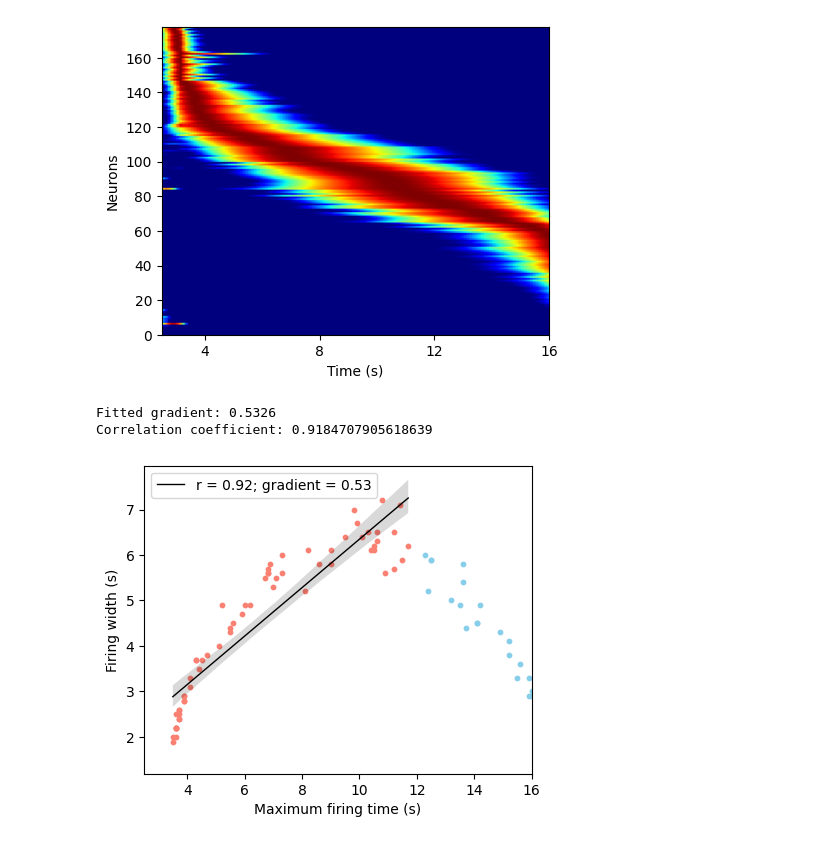
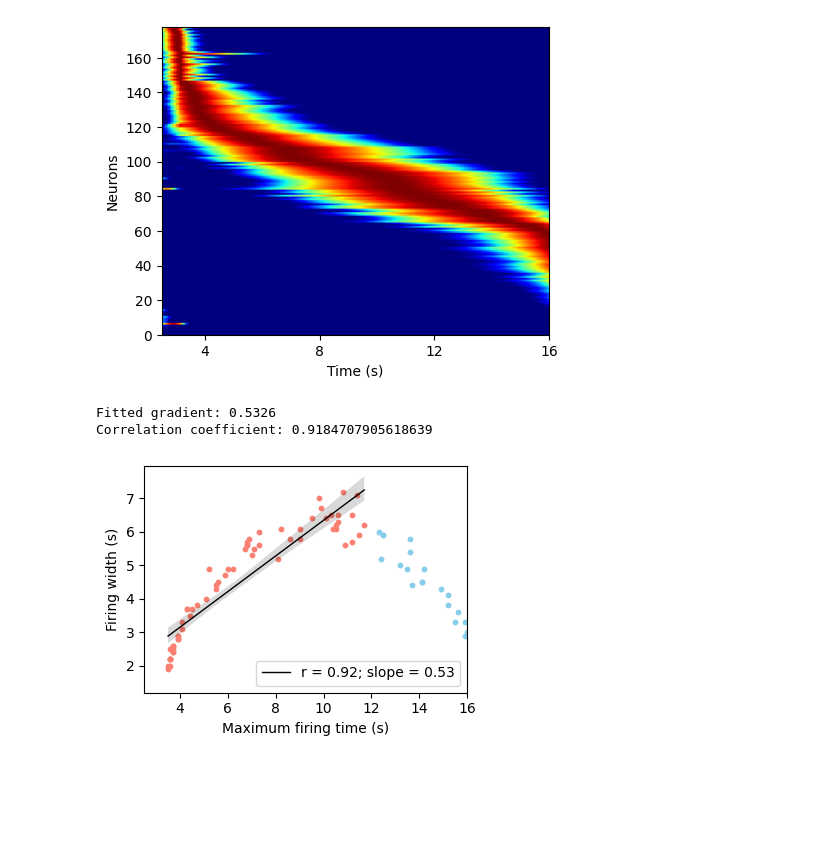
Before and after one commit to qrsyu/STCell, a Jupyter notebook: code/time_exp/2TS_1.ipynb, the cells around one changed output. Saved outputs shown, nothing was run; the diff lists cells and outputs as text; code cells hidden in the pictures; blank space fills up the shorter version.

```diff
--- a/code/time_exp/2TS_1.ipynb
+++ b/code/time_exp/2TS_1.ipynb
@@ -114,0 +157,14 @@ inputs[:, mask_start_idx:, :] = 0
+# %%
+# Plot sample masked time_res
+masked_time_res = inputs.copy()
+# Convert the zero values to nan for better visualization
+masked_time_res[masked_time_res == 0] = np.nan
+fig, ax = plt.subplots(3, 1, figsize=(3, 3), sharex=True, sharey=True)
+for i, channel in enumerate(range(5, 8)):
+    ax[i].plot(np.arange(masked_time_res.shape[1]) * temp_reso / 1000, masked_time_res[0, :, channel],
+               label=f'{i+1}', color='#297270')
+    # Pit the legend at the upper middle of the plot
+    ax[i].legend(loc='upper center')
+ax[-1].set_xlabel('Time (s)')
+plt.tight_layout()
+plt.savefig('time_masked_signal.png', dpi=300, transparent=True)
@@ -124,0 +187,20 @@ Text(0, 0.5, 'Channels')
+# %%
+plot_inputs = inputs.copy()
+# Convert the zero values to nan for better visualization
+plot_inputs[plot_inputs == 0] = np.nan
+fig, ax = plt.subplots(4, 2, figsize=(5, 4), sharex=True, sharey=True)
+for i, channel in enumerate(range(5, 9)):
+    ax[i][0].plot(np.arange(plot_inputs.shape[1]) * temp_reso / 1000, plot_inputs[0, :, channel],
+               label=f'{i+1}', color='#297270')
+    ax[i][0].legend(loc='upper center')
+    ax[i][0].set_xlim(0, plot_inputs.shape[1]*temp_reso/1000)
+    ax[i][1].plot(np.arange(time_res.shape[1]) * temp_reso / 1000, time_res[0, :, channel],
+                label=f'{i+1}', color='#A3432B')
+    ax[i][1].legend(loc='upper center')
+    ax[i][1].set_xlim(0, time_res.shape[1]*temp_reso/1000)
+ax[0][0].set_title('Masked Inputs')
+ax[0][1].set_title('Outputs')
+ax[-1][0].set_xlabel('Time (s)')
+ax[-1][1].set_xlabel('Time (s)')
+plt.tight_layout()
+plt.savefig('time_exp.png', dpi=300, transparent=True)
@@ -421,41 +505,42 @@ def plt_corr(time_pts, widths, fig, ax):
                 color='black',
                 line_kws={"linewidth":1, "linestyle":"-"},
                 ci=95,
-                label=f'r = {rval:.2f}; gradient = {popt[0]:.2f}')
+                label=f'r = {rval:.2f}; slope = {popt[0]:.2f}')
 
     return fig, ax
 # %%
 # Plot the firing widths vs the maximum firing times
-fig, ax = plt.subplots(figsize=(5,4))
+fig, ax = plt.subplots(figsize=(4,3))
 
 time_start = 3.5
 time_critical = 12 #inputs.shape[1]*(sensory_profile['time']['event_onset'][1]) / 10
 
 plt.scatter(max_time_pts[(time_start <= max_time_pts) & (max_time_pts < time_critical)],
             firing_widths[(time_start <= max_time_pts) & (max_time_pts < time_critical)], c='salmon', s=10)
 plt.scatter(max_time_pts[(time_start <= max_time_pts) & (max_time_pts > time_critical)],
             firing_widths[(time_start <= max_time_pts) & (max_time_pts > time_critical)], c='skyblue', s=10)
 
 # Plot where not nan firing widths
 not_nan_mask = ~np.isnan(firing_widths)
 max_time_pts = max_time_pts[not_nan_mask]
 firing_widths = firing_widths[not_nan_mask]
 firing_starts = firing_starts[not_nan_mask]
 firing_ends = firing_ends[not_nan_mask]
 norm_hs = norm_hs[:, not_nan_mask]
 
 plt_corr(max_time_pts[(time_start <= max_time_pts) & (max_time_pts < time_critical)],
          firing_widths[(time_start <= max_time_pts) & (max_time_pts < time_critical)], fig=fig, ax=ax)
 # plt.ylim(0, 6)
 plt.xlim(2.5, 16)
 plt.xlabel('Maximum firing time (s)')
 plt.ylabel("Firing width (s)")
+plt.tight_layout()
 plt.legend()
-plt.savefig('2TS_1_firing_width_vs_time.png', dpi=500, transparent=True)
+plt.savefig('time_exp_temp_corr.png', dpi=500, transparent=True)
 # %% [output]
 Fitted gradient: 0.5326
 Correlation coefficient: 0.9184707905618639
-[figure, old version]
+[figure, new version]
 # %%
 # Save the data
 save_dict = {
```
Also changed, not shown: parts of 8 cells of this notebook, 47 other files.
